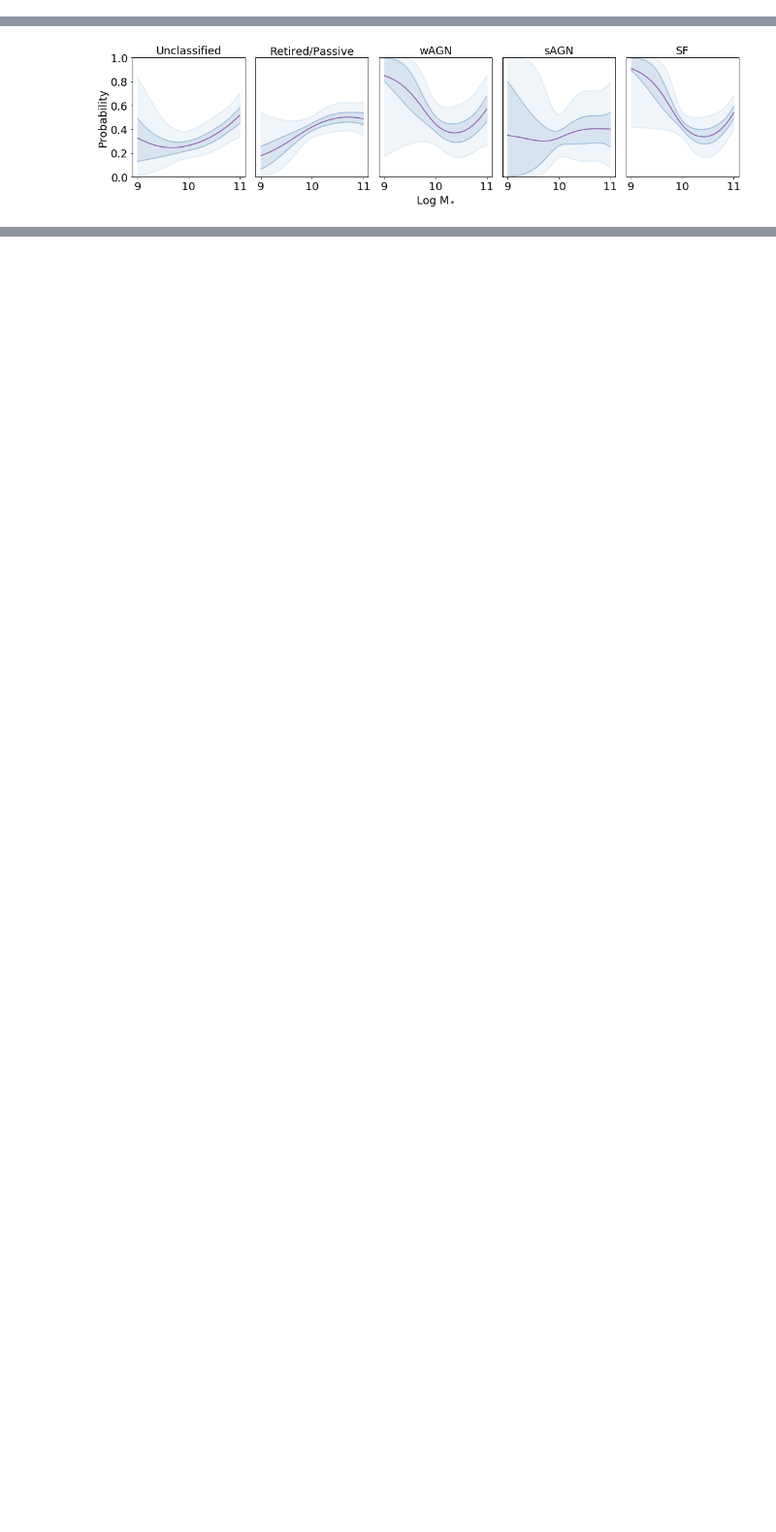
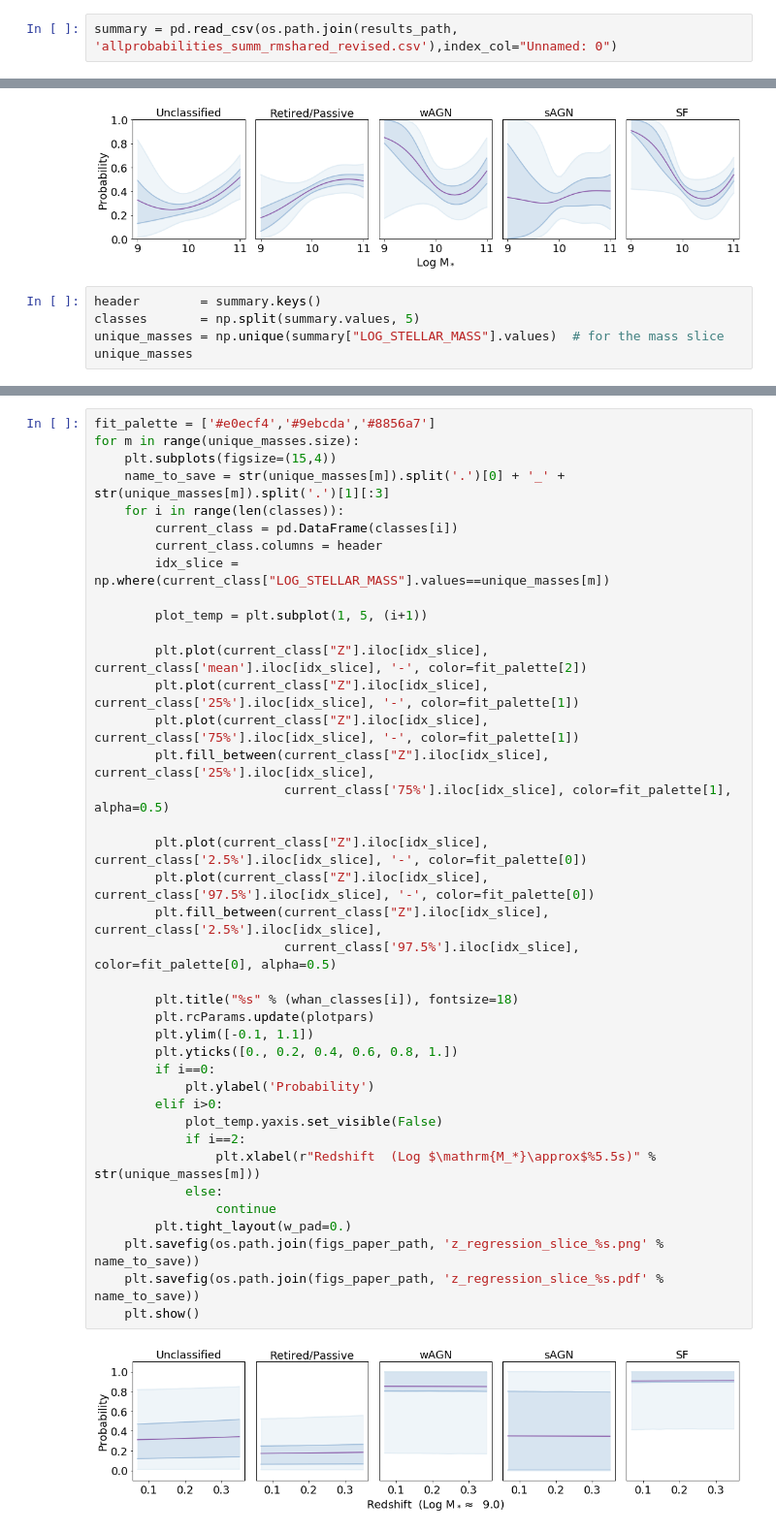
Before and after one commit to mdastro/UVupturn-RSGs, a Jupyter notebook: UtilitiesCodes/UVup_EVOL_PLOTS.ipynb, the cells around one changed output, grey strips where cells are left out. Shown at 97% size. Drawn from its saved outputs; the diff is of its cells as text; blank space fills up the shorter version.

```diff
--- a/UtilitiesCodes/UVup_EVOL_PLOTS.ipynb
+++ b/UtilitiesCodes/UVup_EVOL_PLOTS.ipynb
@@ -226,6 +227,8 @@ plt.show()
 [figure]
 # %% [markdown]
 # FIT
+# %%
+summary = pd.read_csv(os.path.join(results_path, 'allprobabilities_summ_rmshared_revised.csv'),index_col="Unnamed: 0")
 # %%
 all_files_dir = np.sort(os.listdir(results_path))
 # %%
@@ -284,3 +287,8 @@ plt.savefig(os.path.join(figs_paper_path, 'mass_regression_meanZ.pdf'))
 plt.show()
 # %% [output]
 [figure]
+# %%
+header        = summary.keys()
+classes       = np.split(summary.values, 5)
+unique_masses = np.unique(summary["LOG_STELLAR_MASS"].values)  # for the mass slice
+unique_masses
@@ -286,0 +302,41 @@ plt.show()
+# %%
+fit_palette = ['#e0ecf4','#9ebcda','#8856a7']
+for m in range(unique_masses.size):
+    plt.subplots(figsize=(15,4))
+    name_to_save = str(unique_masses[m]).split('.')[0] + '_' + str(unique_masses[m]).split('.')[1][:3]
+    for i in range(len(classes)):
+        current_class = pd.DataFrame(classes[i])
+        current_class.columns = header
+        idx_slice = np.where(current_class["LOG_STELLAR_MASS"].values==unique_masses[m])
+
+        plot_temp = plt.subplot(1, 5, (i+1))
+
+        plt.plot(current_class["Z"].iloc[idx_slice], current_class['mean'].iloc[idx_slice], '-', color=fit_palette[2])
+        plt.plot(current_class["Z"].iloc[idx_slice], current_class['25%'].iloc[idx_slice], '-', color=fit_palette[1])
+        plt.plot(current_class["Z"].iloc[idx_slice], current_class['75%'].iloc[idx_slice], '-', color=fit_palette[1])
+        plt.fill_between(current_class["Z"].iloc[idx_slice], current_class['25%'].iloc[idx_slice],
+                         current_class['75%'].iloc[idx_slice], color=fit_palette[1], alpha=0.5)
+
+        plt.plot(current_class["Z"].iloc[idx_slice], current_class['2.5%'].iloc[idx_slice], '-', color=fit_palette[0])
+        plt.plot(current_class["Z"].iloc[idx_slice], current_class['97.5%'].iloc[idx_slice], '-', color=fit_palette[0])
+        plt.fill_between(current_class["Z"].iloc[idx_slice], current_class['2.5%'].iloc[idx_slice],
+                         current_class['97.5%'].iloc[idx_slice], color=fit_palette[0], alpha=0.5)
+
+        plt.title("%s" % (whan_classes[i]), fontsize=18)
+        plt.rcParams.update(plotpars)
+        plt.ylim([-0.1, 1.1])
+        plt.yticks([0., 0.2, 0.4, 0.6, 0.8, 1.])
+        if i==0:
+            plt.ylabel('Probability')
+        elif i>0:
+            plot_temp.yaxis.set_visible(False)
+            if i==2:
+                plt.xlabel(r"Redshift  (Log $\mathrm{M_*}\approx$%5.5s)" % str(unique_masses[m]))
+            else:
+                continue
+        plt.tight_layout(w_pad=0.)
+    plt.savefig(os.path.join(figs_paper_path, 'z_regression_slice_%s.png' %  name_to_save))
+    plt.savefig(os.path.join(figs_paper_path, 'z_regression_slice_%s.pdf' %  name_to_save))
+    plt.show()
+# %% [output]
+[figure, added]
```
Also changed, not shown: parts of 3 cells of this notebook, 1 other file.
